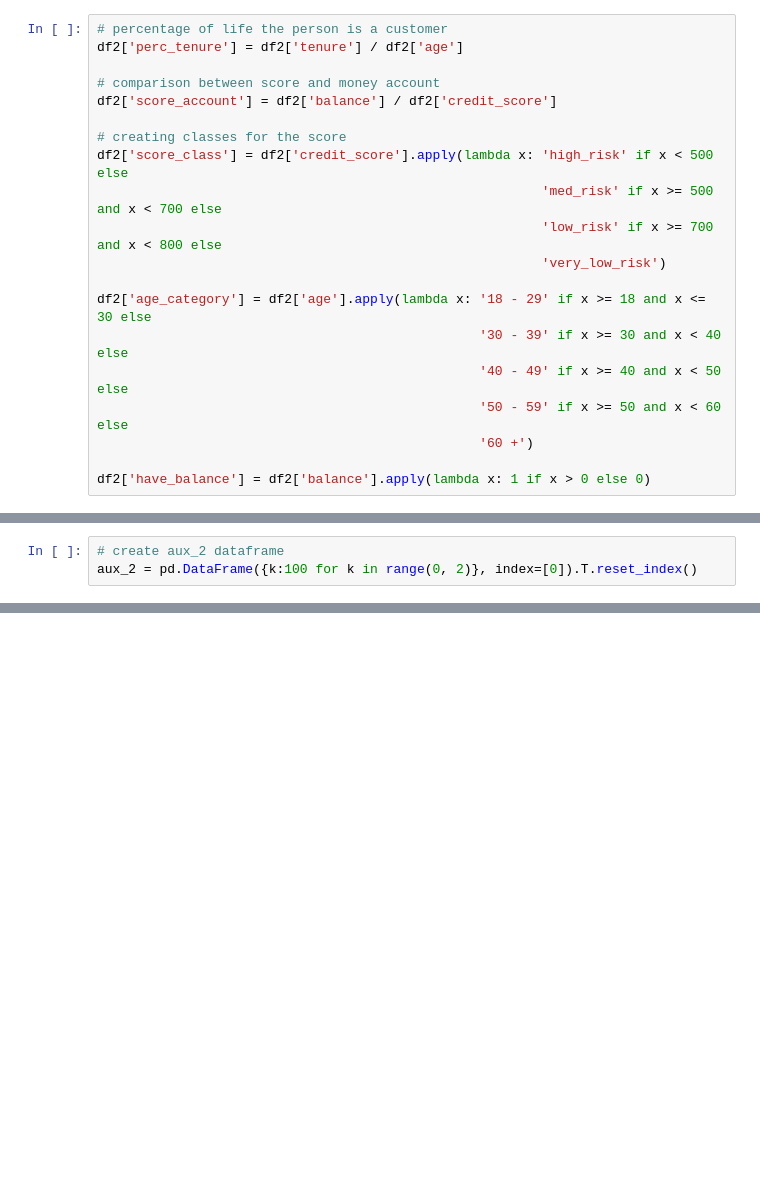
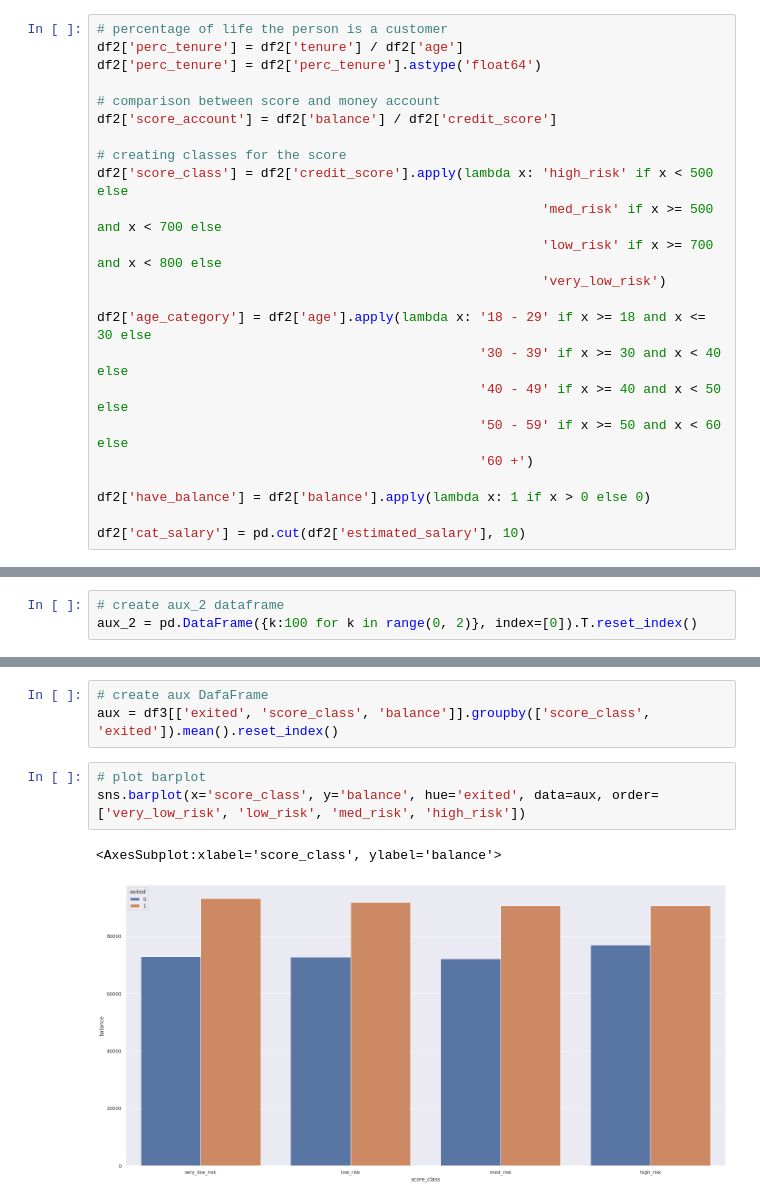
Before and after one commit to tadeucbm/churn_predict, a Jupyter notebook: notebooks/c1_churn_predict.ipynb, the cells around one changed output, grey strips where cells are left out. Drawn from its saved outputs; the diff is of its cells as text; blank space fills up the shorter version.

```diff
--- a/notebooks/c1_churn_predict.ipynb
+++ b/notebooks/c1_churn_predict.ipynb
@@ -323,6 +319,7 @@ Image(img_url)
 # %%
 # percentage of life the person is a customer
 df2['perc_tenure'] = df2['tenure'] / df2['age']
+df2['perc_tenure'] = df2['perc_tenure'].astype('float64')
 
 # comparison between score and money account
 df2['score_account'] = df2['balance'] / df2['credit_score']
@@ -340,3 +337,5 @@ df2['age_category'] = df2['age'].apply(lambda x: '18 - 29' if x >= 18 and x <= 3
                                                  '60 +')
 
 df2['have_balance'] = df2['balance'].apply(lambda x: 1 if x > 0 else 0)
+
+df2['cat_salary'] = pd.cut(df2['estimated_salary'], 10)
@@ -870,0 +892,9 @@ for p in bar2.patches:
+# %%
+# create aux DafaFrame
+aux = df3[['exited', 'score_class', 'balance']].groupby(['score_class', 'exited']).mean().reset_index()
+# %%
+# plot barplot
+sns.barplot(x='score_class', y='balance', hue='exited', data=aux, order=['very_low_risk', 'low_risk', 'med_risk', 'high_risk'])
+# %% [output]
+<AxesSubplot:xlabel='score_class', ylabel='balance'>
+[figure, added]
```
Also changed, not shown: parts of 28 cells of this notebook.
